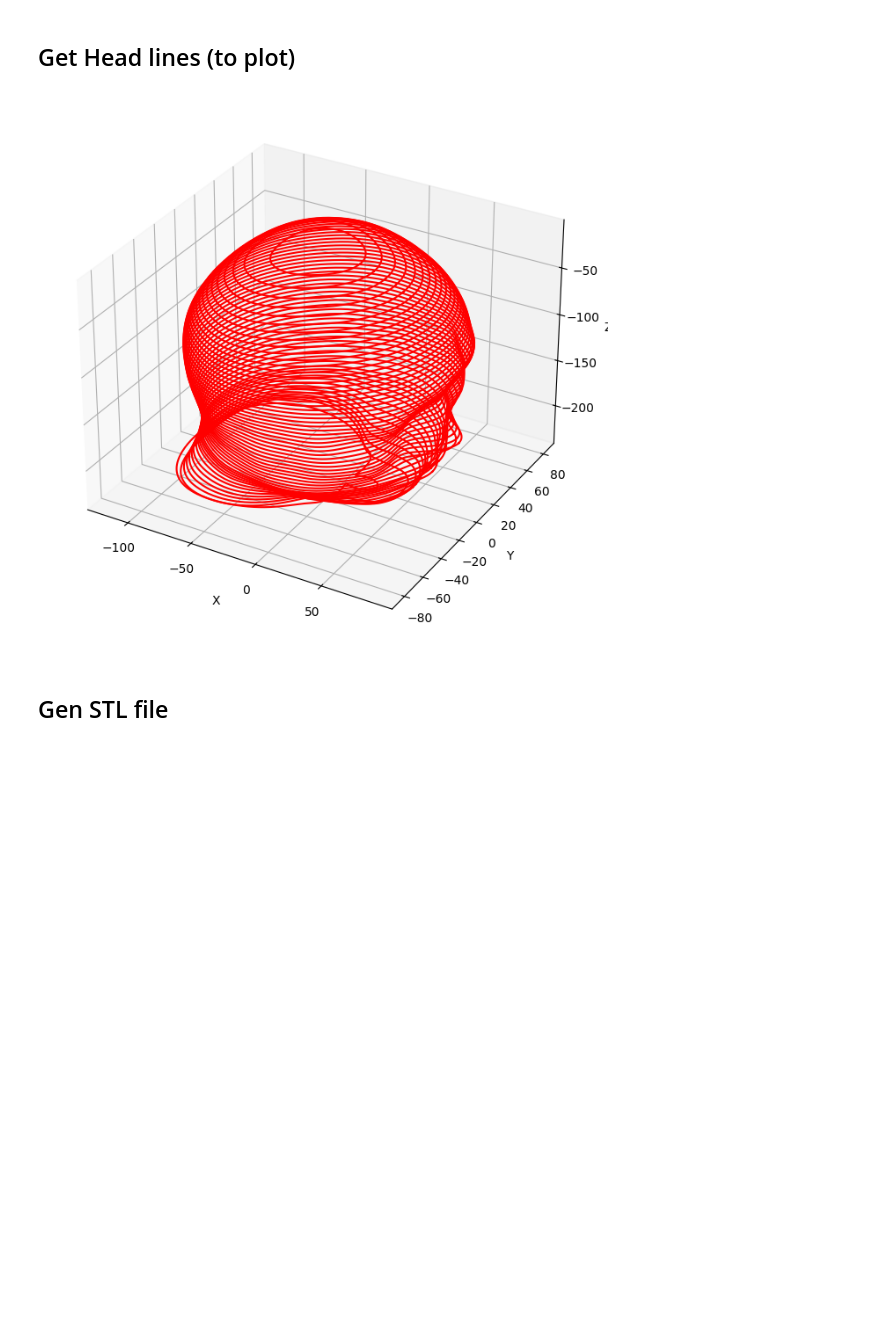
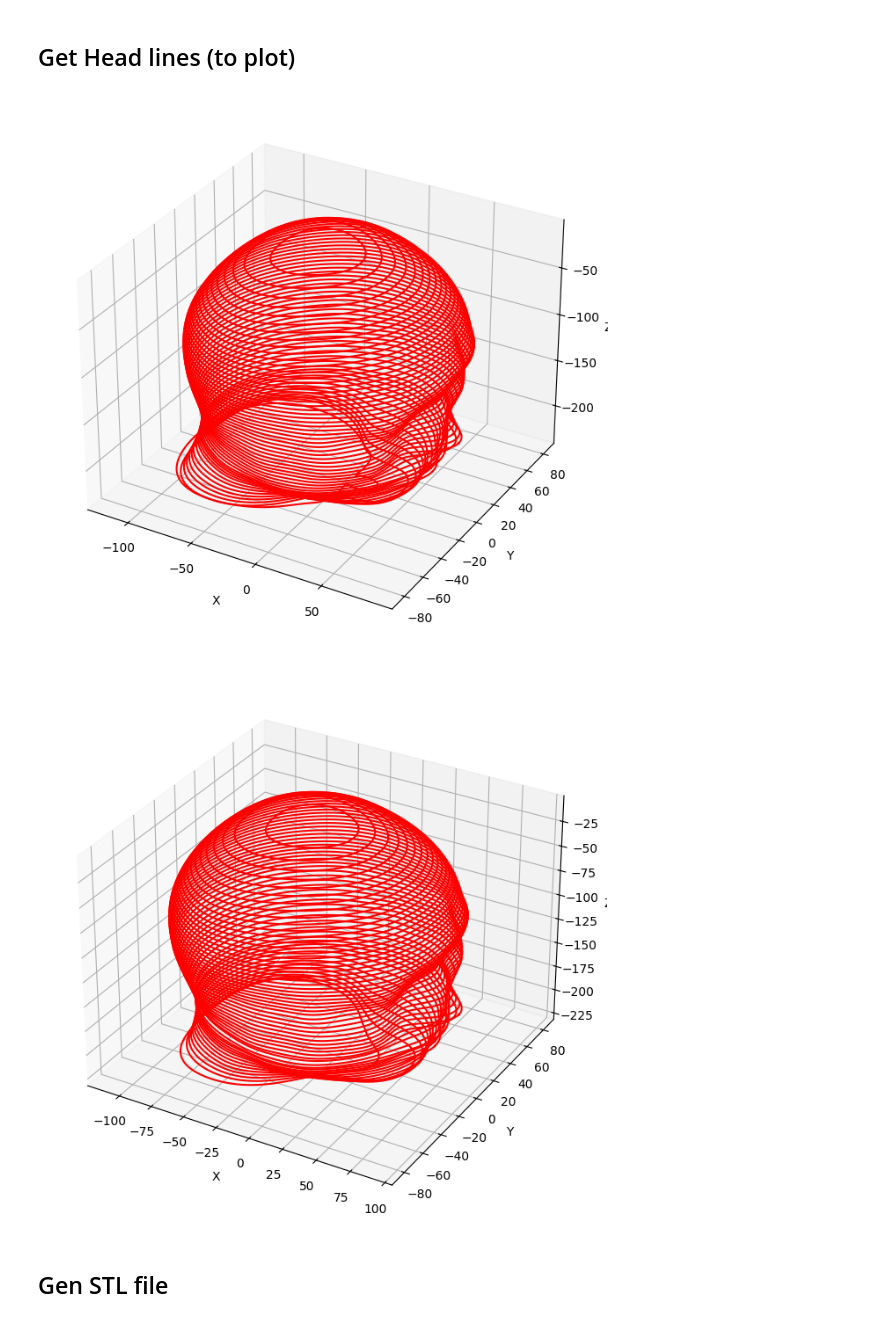
Before and after one commit to kigland/gen-head, a Jupyter notebook: main.ipynb, the cells around one changed output. Drawn from its saved outputs; the diff is of its cells as text; code cells hidden in the pictures; blank space fills up the shorter version.

```diff
--- a/main.ipynb
+++ b/main.ipynb
@@ -6,7 +6,7 @@ import pandas as pd
 import matplotlib.pyplot as plt
 from mpl_toolkits.mplot3d import Axes3D
 
-coefficients_df = pd.read_csv('data/a2.csv')
+coefficients_df = pd.read_csv('data/a3.csv')
 
 def calculate_rho(theta, coefficients):
     rho = coefficients[0] / 2
@@ -58,10 +58,12 @@ def plot_3d_head_model(coefficients_df):
     plt.show()
 
     # points_to_stl(points, 'head.stl')
-# %%
-plot_3d_head_model(coefficients_df)
-# %% [output]
-[figure, removed]
+# %%
+plot_3d_head_model(pd.read_csv('data/a2.csv'))
+plot_3d_head_model(pd.read_csv('data/a3.csv'))
+# %% [output]
+[figure, added]
+[figure, added]
 # %% [markdown]
 ## Gen STL file
 # %%
```
Also changed, not shown: parts of 1 cell of this notebook, 1 other file.
